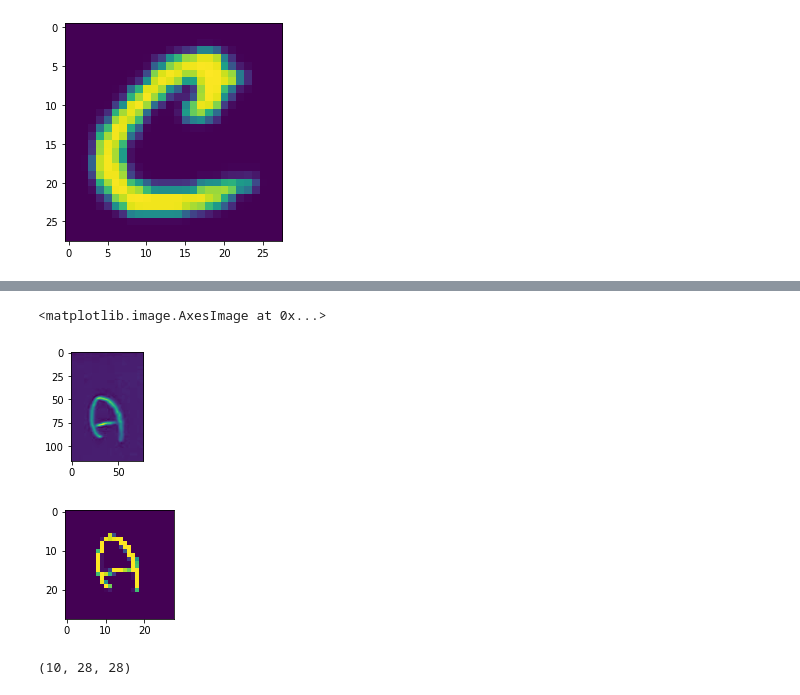
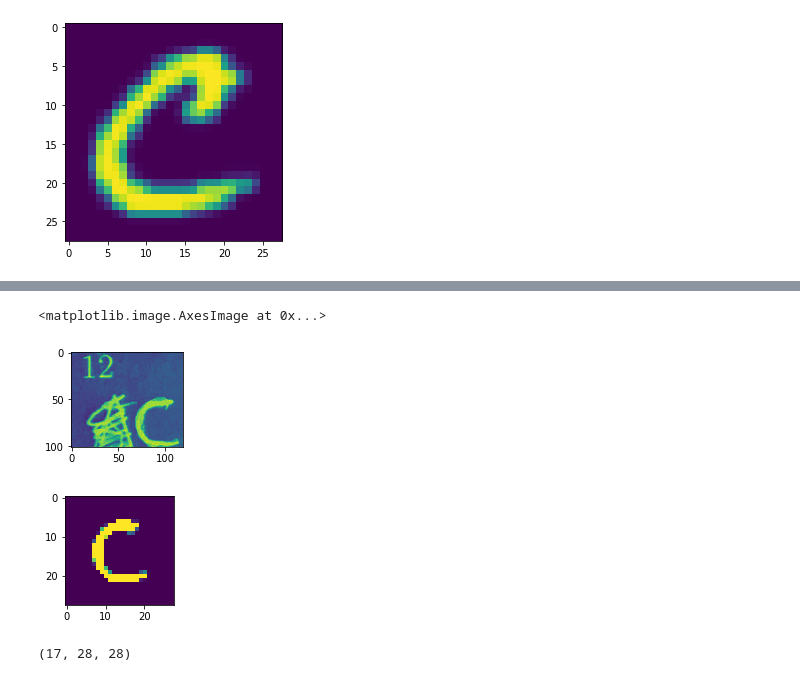
Before and after one commit to rsreds/Colabs, a Jupyter notebook: ScanAnswer.ipynb, the cells around one changed output, grey strips where cells are left out. Drawn from its saved outputs; the diff is of its cells as text; code cells hidden in the pictures.

```diff
--- a/ScanAnswer.ipynb
+++ b/ScanAnswer.ipynb
@@ -32,10 +30,29 @@ filename = "/content/file.jpg"
 # %%
 doc = Image(filename)
 extracted_tables = doc.extract_tables(implicit_rows=False)
+# %%
+from img2table.tables.objects.extraction import BBox
+img = cv2.imread(filename)
+rows=3
+columns=10
+table_bbox = extracted_tables[0].bbox
+table_height = table_bbox.y2-table_bbox.y1
+table_width = table_bbox.x2-table_bbox.x1
+cell_height = table_height / rows
+cell_width = table_width / columns
+answers_bb=[]
+for r in range(rows):
+    for c in range(columns):
+        x1 = int(table_bbox.x1 + (cell_width * c))
+        x2 = int(table_bbox.x1 + (cell_width * (c+1)))
+        y1 = int(table_bbox.y1 + (cell_height * r))
+        y2 = int(table_bbox.y1 + (cell_height * (r+1)))
+        bbox=BBox(x1, y1, x2, y2)
+        answers_bb.append(bbox)
 # %%
 # Display extracted tables
 img = cv2.imread(filename)
-answers_bb = [row[-1].bbox for row in extracted_tables[0].content.values()]
+# answers_bb = [cell.bbox for row in extracted_tables[0].content.values()  for cell in row ]
 for answer in answers_bb:
     cv2.rectangle(img, (answer.x1, answer.y1), (answer.x2, answer.y2), (255, 0, 0), 2)
 plt.figure(figsize=(20,8))
@@ -118,10 +135,21 @@ Epoch 10: val_accuracy did not improve from 0.98250
+# %%
+def hide_number(image):
+    width = 60
+    height = 30
+    blank_image = np.zeros((height, width), np.uint8)
+    blank_image[:,:] = (image.min())
+    image[0:height,0:width] = blank_image.copy()
+    return image
 # %%
 import imutils
 
 def resize_and_fill(image, width, height):
     img = image.astype(np.uint8)
-    _,img = cv2.threshold(img,50,255,cv2.THRESH_OTSU)
+    _,img = cv2.threshold(img,30,255,cv2.THRESH_OTSU)
+    img = hide_number(img)
     contours,hierarchy = cv2.findContours(img,cv2.RETR_EXTERNAL,cv2.CHAIN_APPROX_SIMPLE)
+    if not contours:
+        return None
     cnt = contours[0]
     x,y,w,h = cv2.boundingRect(cnt)
 
@@ -156,18 +184,18 @@ img = cv2.bitwise_not(cv2.imread(filename, cv2.IMREAD_GRAYSCALE))
 answers = [img[abb.y1+10:abb.y2-10,abb.x1+10:abb.x2-10] for abb in answers_bb]
 # %%
 plt.figure(figsize=(2,2))
-plt.imshow(answers[4])
+plt.imshow(answers[11])
 plt.figure(figsize=(2,2))
-plt.imshow(preprocess(answers[4]))
+plt.imshow(preprocess(answers[11]))
 # %% [output]
 <matplotlib.image.AxesImage at 0x...>
-[figure, old version]
+[figure, new version]
-[figure, old version]
+[figure, new version]
 # %%
-answers = np.array([preprocess(ans) for ans in answers])
+answers = np.array([r for r in (preprocess(ans) for ans in answers) if r is not None ])
 # answers = np.array([answers])
 answers.shape
 # %% [output]
-(10, 28, 28)
+(17, 28, 28)
 # %%
 ans_prob = model.predict(answers)
```
Also changed, not shown: parts of 10 cells of this notebook.
